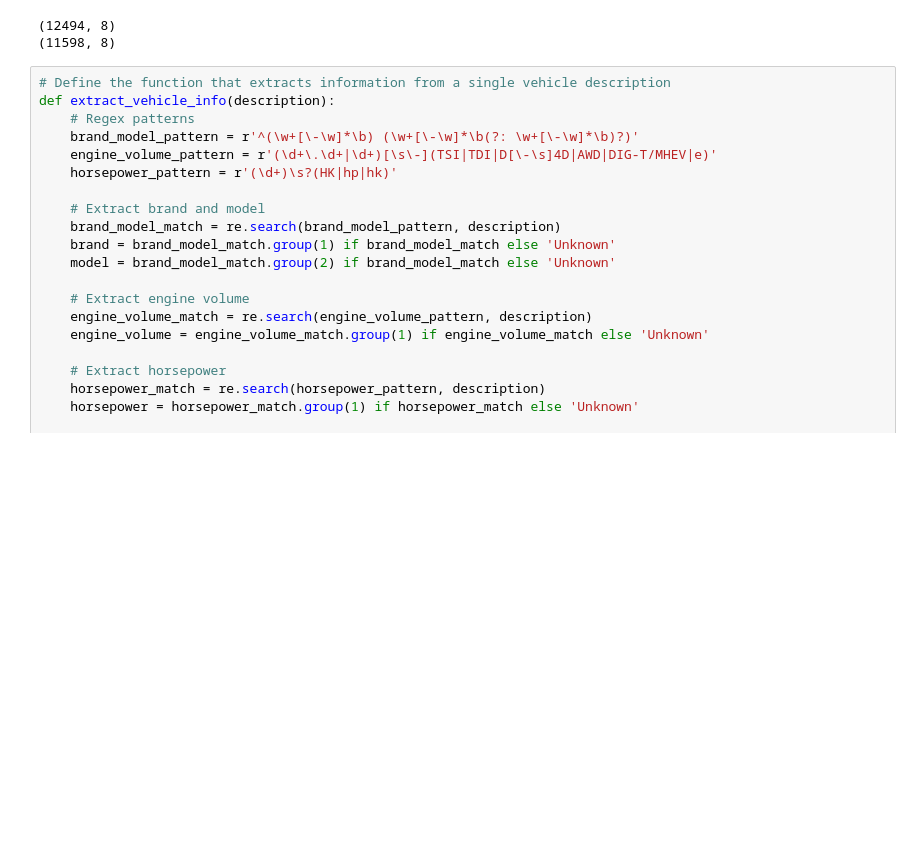
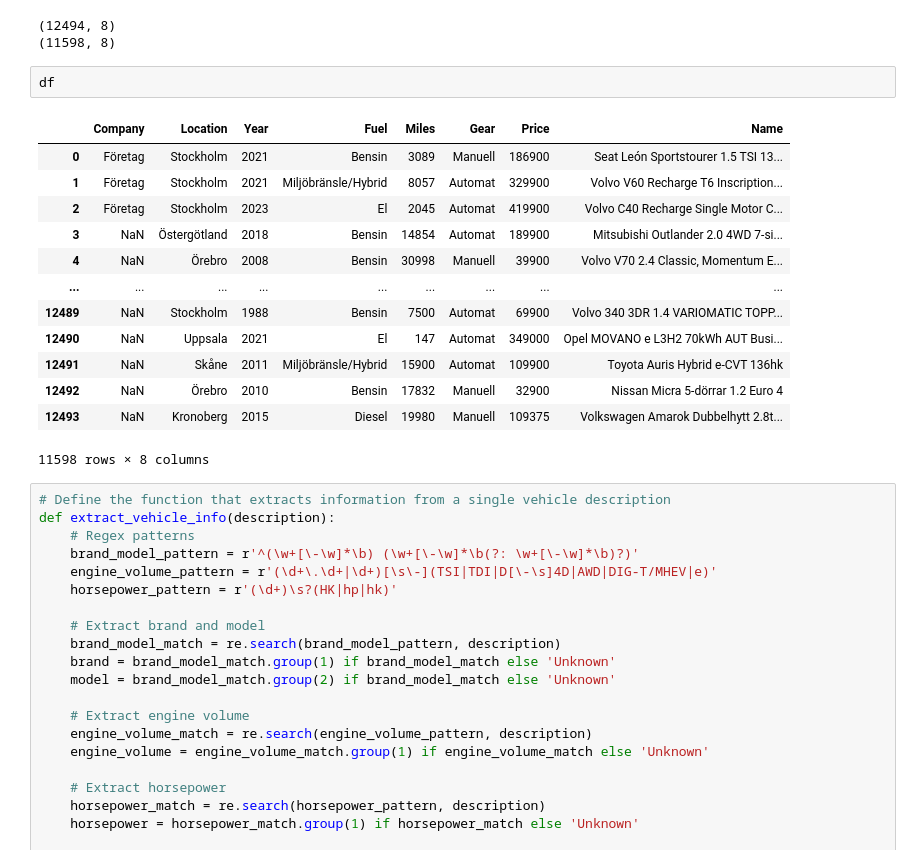
Before and after one commit to SiarheiThor/regression_analysis_r, a Jupyter notebook: notebooks/clean_file.ipynb, the cells around one changed output. Saved outputs shown, nothing was run; the diff lists cells and outputs as text; blank space fills up the shorter version.

```diff
--- a/notebooks/clean_file.ipynb
+++ b/notebooks/clean_file.ipynb
@@ -50,6 +50,22 @@ print(df.shape)
 # %% [output]
 (12494, 8)
 (11598, 8)
+# %%
+df
+# %% [output]
+|  | Company | Location | Year | Fuel | Miles | Gear | Price | Name |
+| 0 | Företag | Stockholm | 2021 | Bensin | 3089 | Manuell | 186900 | Seat León Sportstourer 1.5 TSI 13... |
+| 1 | Företag | Stockholm | 2021 | Miljöbränsle/Hybrid | 8057 | Automat | 329900 | Volvo V60 Recharge T6 Inscription... |
+| 2 | Företag | Stockholm | 2023 | El | 2045 | Automat | 419900 | Volvo C40 Recharge Single Motor C... |
+| 3 | NaN | Östergötland | 2018 | Bensin | 14854 | Automat | 189900 | Mitsubishi Outlander 2.0 4WD 7-si... |
+| 4 | NaN | Örebro | 2008 | Bensin | 30998 | Manuell | 39900 | Volvo V70 2.4 Classic, Momentum E... |
+| ... | ... | ... | ... | ... | ... | ... | ... | ... |
+| 12489 | NaN | Stockholm | 1988 | Bensin | 7500 | Automat | 69900 | Volvo 340 3DR 1.4 VARIOMATIC TOPP... |
+| 12490 | NaN | Uppsala | 2021 | El | 147 | Automat | 349000 | Opel MOVANO e L3H2 70kWh AUT Busi... |
+| 12491 | NaN | Skåne | 2011 | Miljöbränsle/Hybrid | 15900 | Automat | 109900 | Toyota Auris Hybrid e-CVT 136hk |
+| 12492 | NaN | Örebro | 2010 | Bensin | 17832 | Manuell | 32900 | Nissan Micra 5-dörrar 1.2 Euro 4 |
+| 12493 | NaN | Kronoberg | 2015 | Diesel | 19980 | Manuell | 109375 | Volkswagen Amarok Dubbelhytt 2.8t... |
+11598 rows × 8 columns
 # %%
 # Define the function that extracts information from a single vehicle description
 def extract_vehicle_info(description):
```
Also changed, not shown: parts of 6 cells of this notebook, 24 other files.
